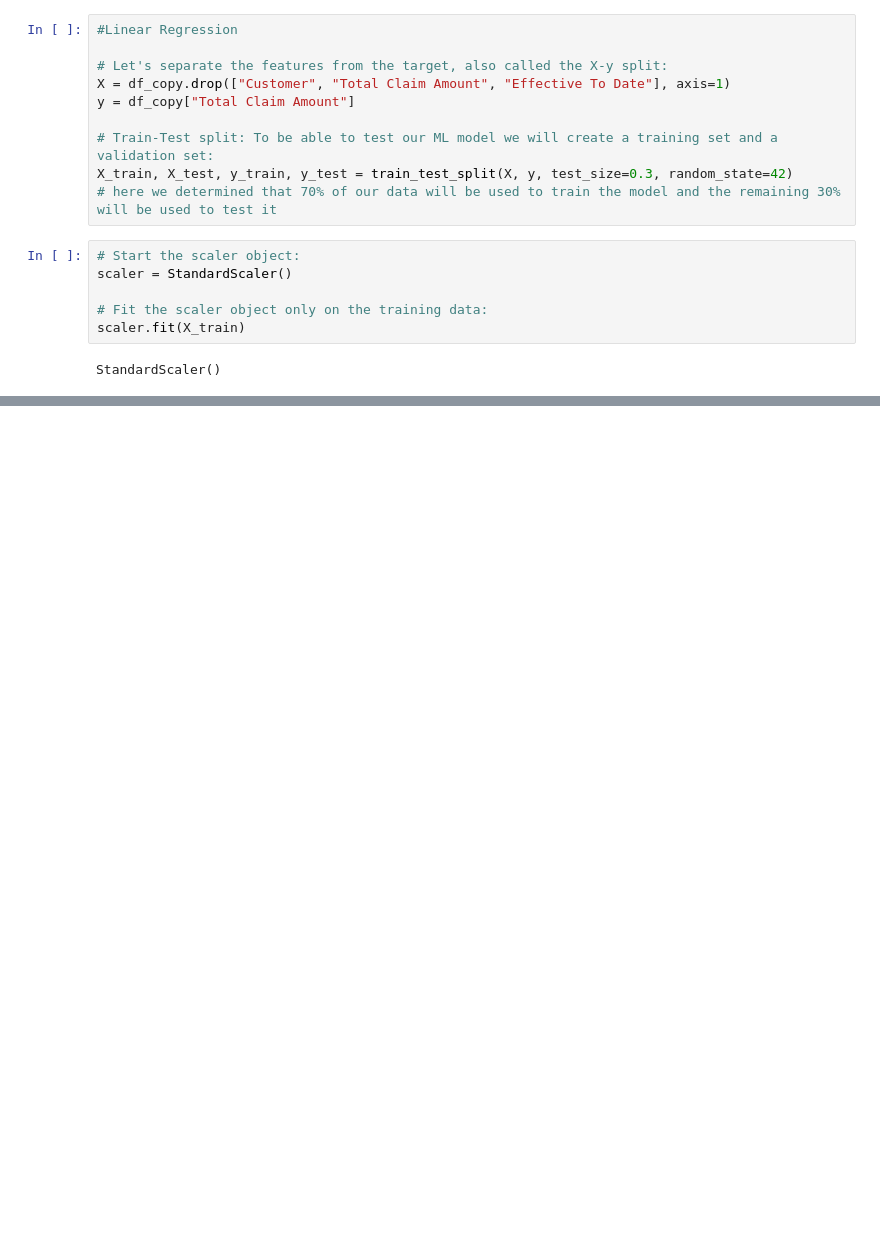
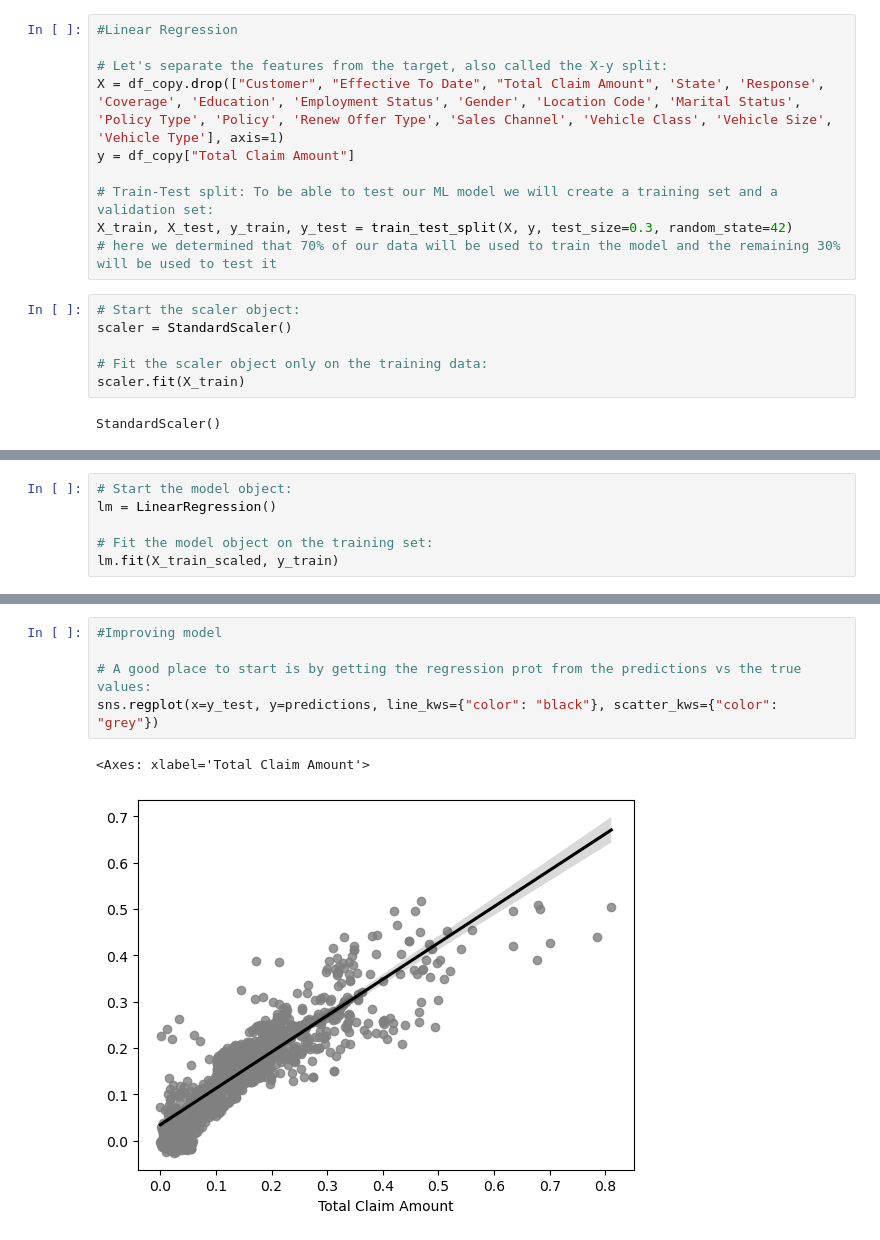
Before and after one commit to TheFriendlyTwin/lab-customer-analysis-round-2, a Jupyter notebook: Lab_Customer Analysis Round 2.ipynb, the cells around one changed output, grey strips where cells are left out. Drawn from its saved outputs; the diff is of its cells as text; blank space fills up the shorter version.

```diff
--- a/Lab_Customer Analysis Round 2.ipynb
+++ b/Lab_Customer Analysis Round 2.ipynb
@@ -1030,7 +1018,7 @@ See the caveats in the documentation: https://pandas.pydata.org/pandas-docs/stab
 #Linear Regression
 
 # Let's separate the features from the target, also called the X-y split:
-X = df_copy.drop(["Customer", "Total Claim Amount", "Effective To Date"], axis=1)
+X = df_copy.drop(["Customer", "Effective To Date", "Total Claim Amount", 'State', 'Response', 'Coverage', 'Education', 'Employment Status', 'Gender', 'Location Code', 'Marital Status', 'Policy Type', 'Policy', 'Renew Offer Type', 'Sales Channel', 'Vehicle Class', 'Vehicle Size', 'Vehicle Type'], axis=1)
 y = df_copy["Total Claim Amount"]
 
 # Train-Test split: To be able to test our ML model we will create a training set and a validation set:
@@ -1050,0 +1039,6 @@ X_test_scaled = scaler.transform(X_test)
+# %%
+# Start the model object:
+lm = LinearRegression()
+
+# Fit the model object on the training set:
+lm.fit(X_train_scaled, y_train)
@@ -1078,0 +1153,8 @@ To https://github.com/TheFriendlyTwin/lab-customer-analysis-round-2.git
+# %%
+#Improving model
+
+# A good place to start is by getting the regression prot from the predictions vs the true values:
+sns.regplot(x=y_test, y=predictions, line_kws={"color": "black"}, scatter_kws={"color": "grey"})
+# %% [output]
+<Axes: xlabel='Total Claim Amount'>
+[figure, added]
```
Also changed, not shown: parts of 24 cells of this notebook.
